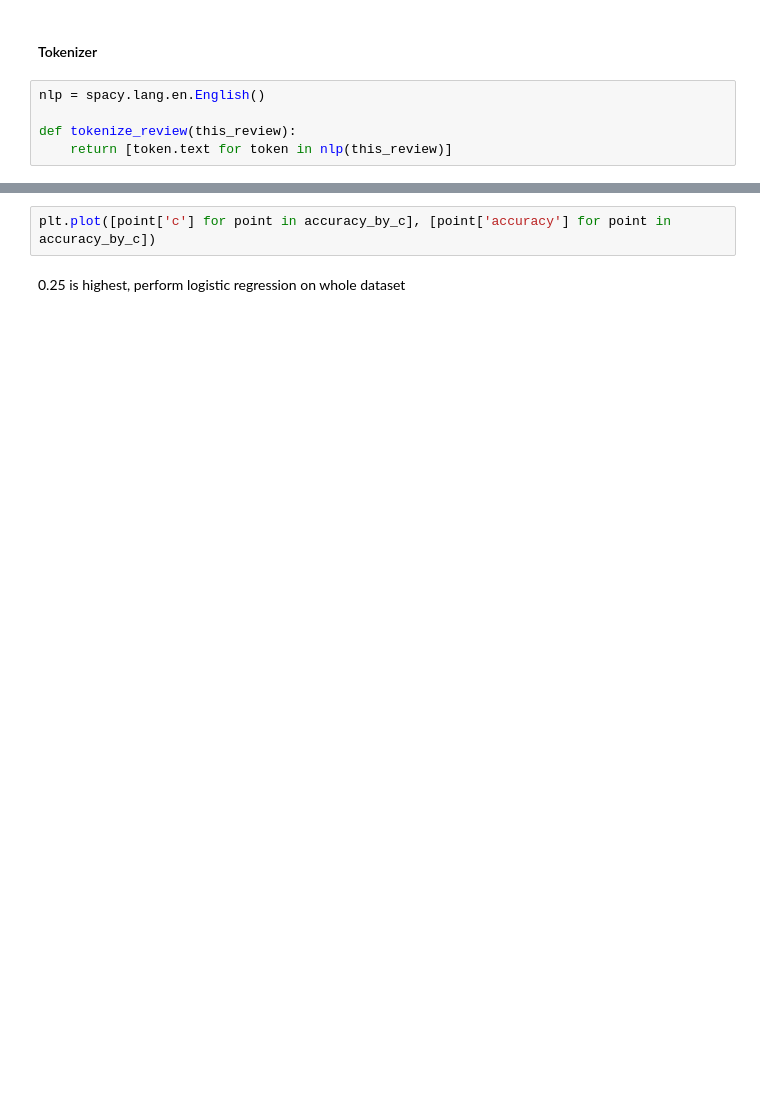
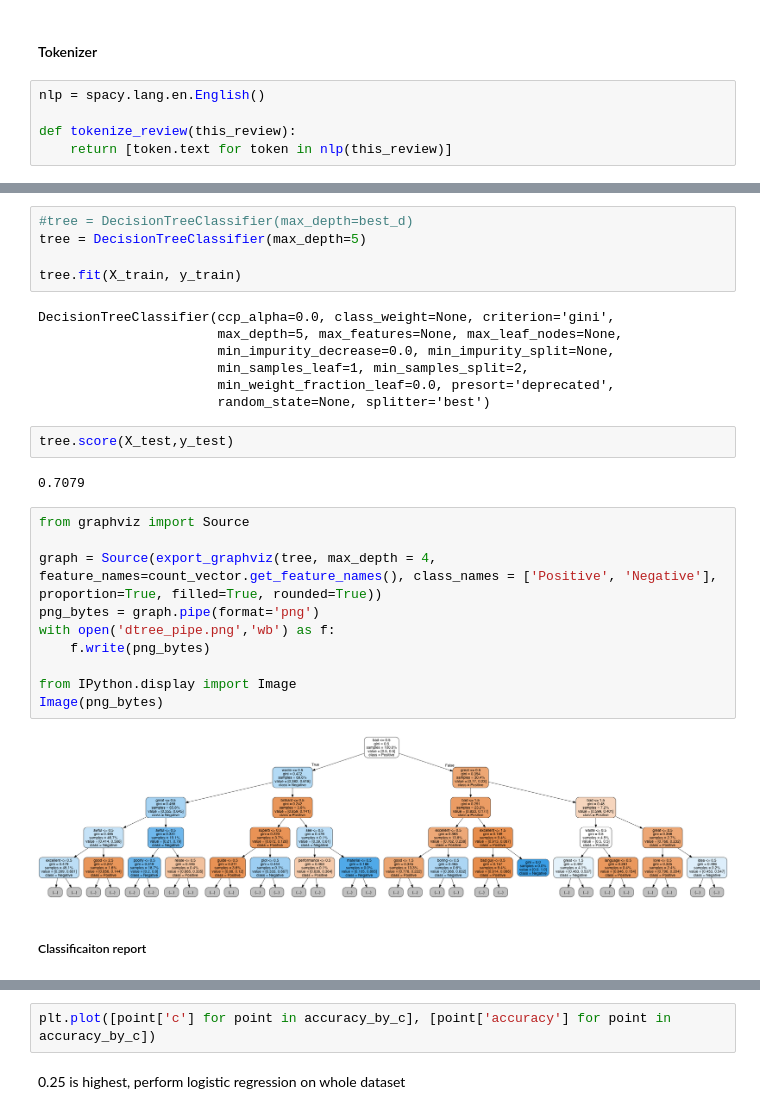
Before and after one commit to SylvainLosey/DMML2019_Team_Orange, a Jupyter notebook: code/2_analysis.ipynb, the cells around one changed output, grey strips where cells are left out. Saved outputs shown, nothing was run; the diff lists cells and outputs as text; blank space fills up the shorter version.

```diff
--- a/code/2_analysis.ipynb
+++ b/code/2_analysis.ipynb
@@ -69,0 +195,30 @@ def tokenize_review(this_review):
+# %%
+#tree = DecisionTreeClassifier(max_depth=best_d)
+tree = DecisionTreeClassifier(max_depth=5)
+
+tree.fit(X_train, y_train)
+# %% [output]
+DecisionTreeClassifier(ccp_alpha=0.0, class_weight=None, criterion='gini',
+                       max_depth=5, max_features=None, max_leaf_nodes=None,
+                       min_impurity_decrease=0.0, min_impurity_split=None,
+                       min_samples_leaf=1, min_samples_split=2,
+                       min_weight_fraction_leaf=0.0, presort='deprecated',
+                       random_state=None, splitter='best')
+# %%
+tree.score(X_test,y_test)
+# %% [output]
+0.7079
+# %%
+from graphviz import Source
+
+graph = Source(export_graphviz(tree, max_depth = 4, feature_names=count_vector.get_feature_names(), class_names = ['Positive', 'Negative'], proportion=True, filled=True, rounded=True))
+png_bytes = graph.pipe(format='png')
+with open('dtree_pipe.png','wb') as f:
+    f.write(png_bytes)
+
+from IPython.display import Image
+Image(png_bytes)
+# %% [output]
+[figure, added]
+# %% [markdown]
+##### Classificaiton report
```
Also changed, not shown: parts of 68 cells of this notebook, 2 other files.
